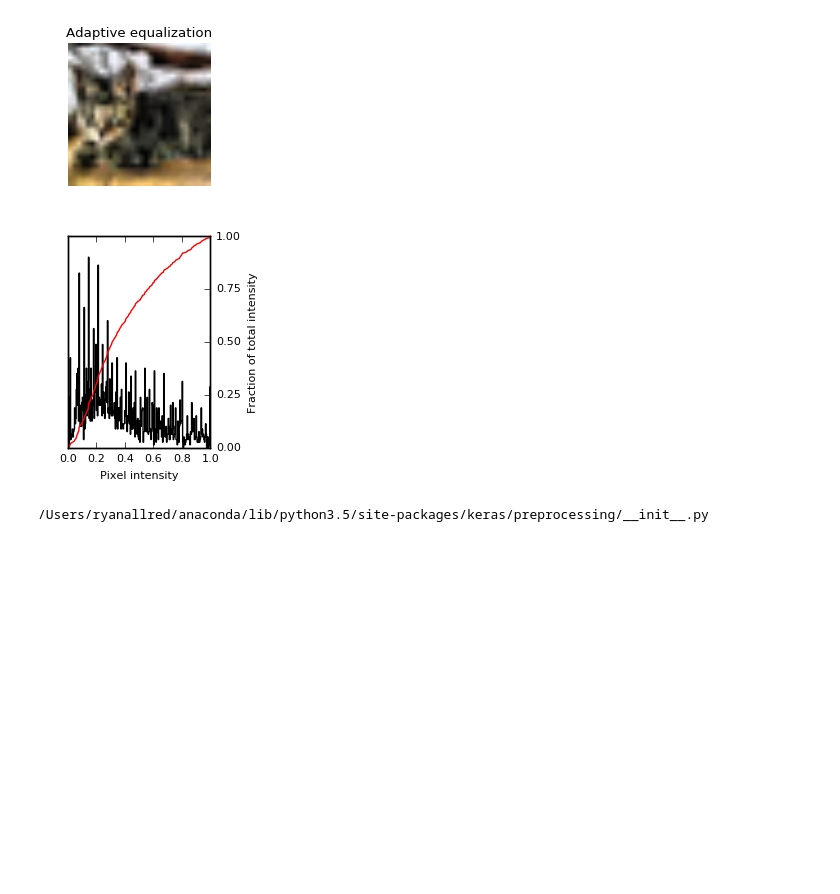
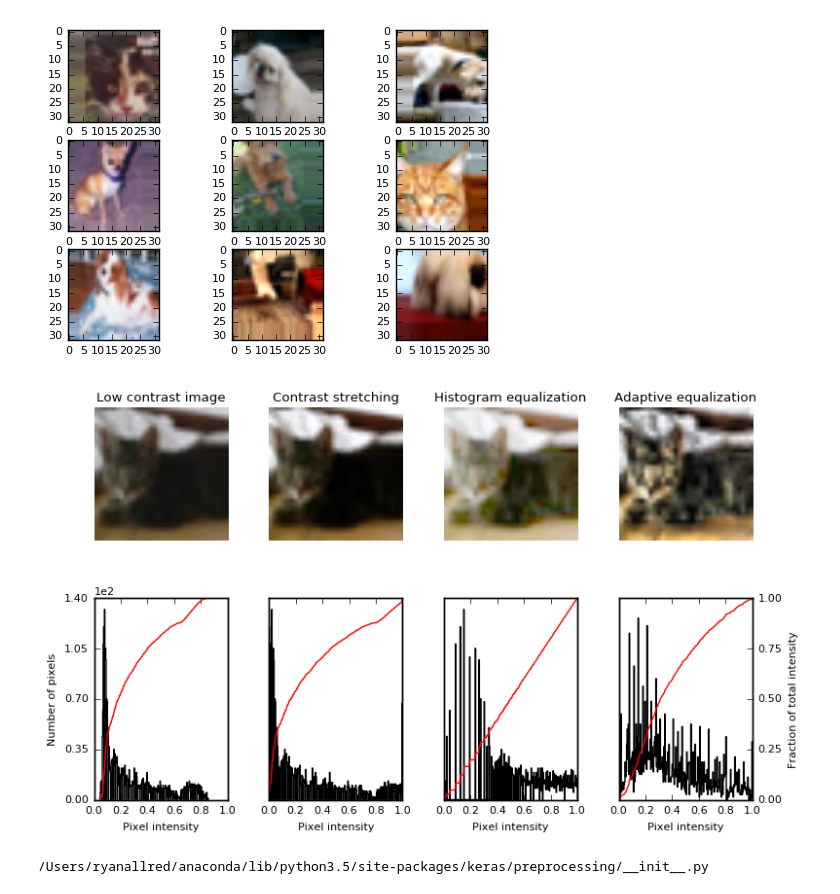
Before and after one commit to ryanleeallred/Image_Augmentation, a Jupyter notebook: Histogram_Modification.ipynb, the cells around one changed output. Saved outputs shown, nothing was run; the diff lists cells and outputs as text; code cells hidden in the pictures; blank space fills up the shorter version.

```diff
--- a/Histogram_Modification.ipynb
+++ b/Histogram_Modification.ipynb
@@ -194,22 +94,72 @@ plt.show()
+# %%
+# Shift images vertically or horizontally
+# Fill missing pixels with the color of the nearest pixel
+datagen = ImageDataGenerator(width_shift_range=.2,
+                             height_shift_range=.2,
+                             fill_mode='nearest'
+                            )
+# fit parameters from data
+datagen.fit(x_train)
+# Configure batch size and retrieve one batch of images
+for X_batch, y_batch in datagen.flow(x_train, y_train, batch_size=9):
+    # Show 9 images
+    for i in range(0, 9):
+        pyplot.subplot(330 + 1 + i)
+        pyplot.imshow(X_batch[i].reshape(img_rows, img_cols, 3))
+    # show the plot
+    pyplot.show()
+    break
+# %% [output]
+[figure, added]
 # %%
+# Lets try augmenting a cifar10 image using these techniques
+from skimage import data, img_as_float
+from skimage import exposure
+
+# Set font size for images
+matplotlib.rcParams['font.size'] = 8
+
 # Load an example image
 img = images[0]
 
+# Contrast stretching
+p2, p98 = np.percentile(img, (2, 98))
+img_rescale = exposure.rescale_intensity(img, in_range=(p2, p98))
+
+# Equalization
+img_eq = exposure.equalize_hist(img)
+
 # Adaptive Equalization
 img_adapteq = exposure.equalize_adapthist(img, clip_limit=0.03)
+
+#### Everything below here is just to create the plot/graphs ####
 
 # Display results
 fig = plt.figure(figsize=(8, 5))
 axes = np.zeros((2, 4), dtype=np.object)
 axes[0, 0] = fig.add_subplot(2, 4, 1)
-for i in range(1, 1):
+
+for i in range(1, 4):
     axes[0, i] = fig.add_subplot(2, 4, 1+i, sharex=axes[0,0], sharey=axes[0,0])
-for i in range(0, 1):
+
+for i in range(0, 4):
     axes[1, i] = fig.add_subplot(2, 4, 5+i)
 
-ax_img, ax_hist, ax_cdf = plot_img_and_hist(img_adapteq, axes[:, 0])
+ax_img, ax_hist, ax_cdf = plot_img_and_hist(img, axes[:, 0])
+ax_img.set_title('Low contrast image')
+
+y_min, y_max = ax_hist.get_ylim()
+ax_hist.set_ylabel('Number of pixels')
+
+ax_hist.set_yticks(np.linspace(0, y_max, 5))
+ax_img, ax_hist, ax_cdf = plot_img_and_hist(img_rescale, axes[:, 1])
+ax_img.set_title('Contrast stretching')
+
+ax_img, ax_hist, ax_cdf = plot_img_and_hist(img_eq, axes[:, 2])
+ax_img.set_title('Histogram equalization')
+
+ax_img, ax_hist, ax_cdf = plot_img_and_hist(img_adapteq, axes[:, 3])
 ax_img.set_title('Adaptive equalization')
-
 ax_cdf.set_ylabel('Fraction of total intensity')
 ax_cdf.set_yticks(np.linspace(0, 1, 5))
 
@@ -217,4 +167,4 @@ ax_cdf.set_yticks(np.linspace(0, 1, 5))
 fig.tight_layout()
 plt.show()
 # %% [output]
-[figure, old version]
+[figure, new version]
```
Also changed, not shown: parts of 8 cells of this notebook.
